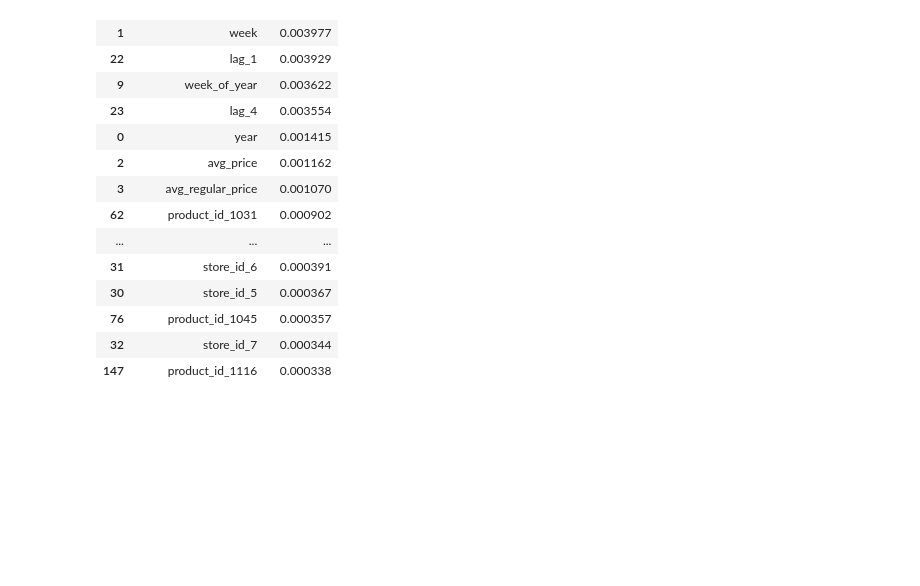
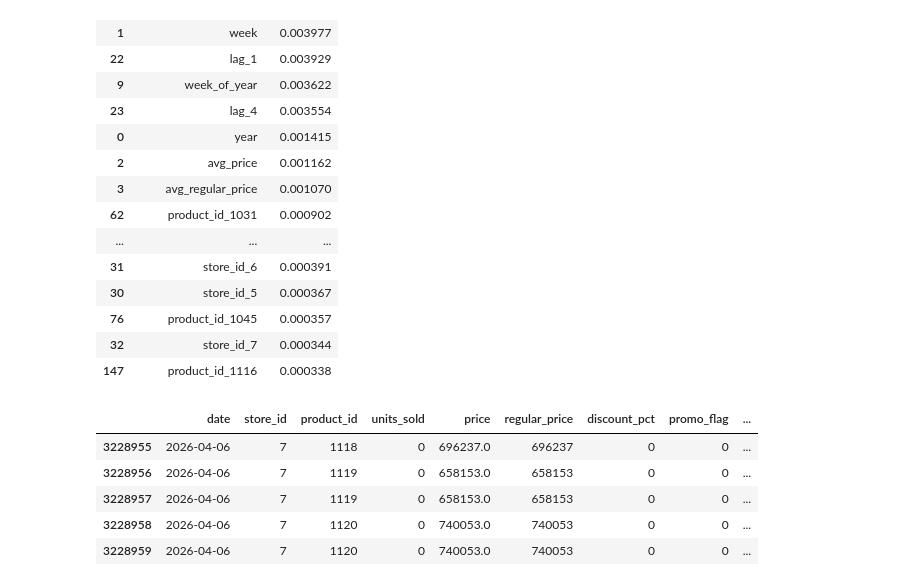
Before and after one commit to SunnyX-AI/ai-powered-sales-forecasting, a Jupyter notebook: notebooks/00_experiments.ipynb, the cells around one changed output. Drawn from its saved outputs; the diff is of its cells as text; code cells hidden in the pictures; blank space fills up the shorter version.

```diff
--- a/notebooks/00_experiments.ipynb
+++ b/notebooks/00_experiments.ipynb
@@ -2321,0 +2324,11 @@ fi.head(20)
+# %%
+df = pd.read_csv("../data/raw/sunnybest_sales.csv")
+# %%
+df.tail()
+# %% [output]
+|  | date | store_id | product_id | units_sold | price | regular_price | discount_pct | promo_flag | ... |
+| 3228955 | 2026-04-06 | 7 | 1118 | 0 | 696237.0 | 696237 | 0 | 0 | ... |
+| 3228956 | 2026-04-06 | 7 | 1119 | 0 | 658153.0 | 658153 | 0 | 0 | ... |
+| 3228957 | 2026-04-06 | 7 | 1119 | 0 | 658153.0 | 658153 | 0 | 0 | ... |
+| 3228958 | 2026-04-06 | 7 | 1120 | 0 | 740053.0 | 740053 | 0 | 0 | ... |
+| 3228959 | 2026-04-06 | 7 | 1120 | 0 | 740053.0 | 740053 | 0 | 0 | ... |
```
Also changed, not shown: parts of 1 cell of this notebook, 2 other files.
